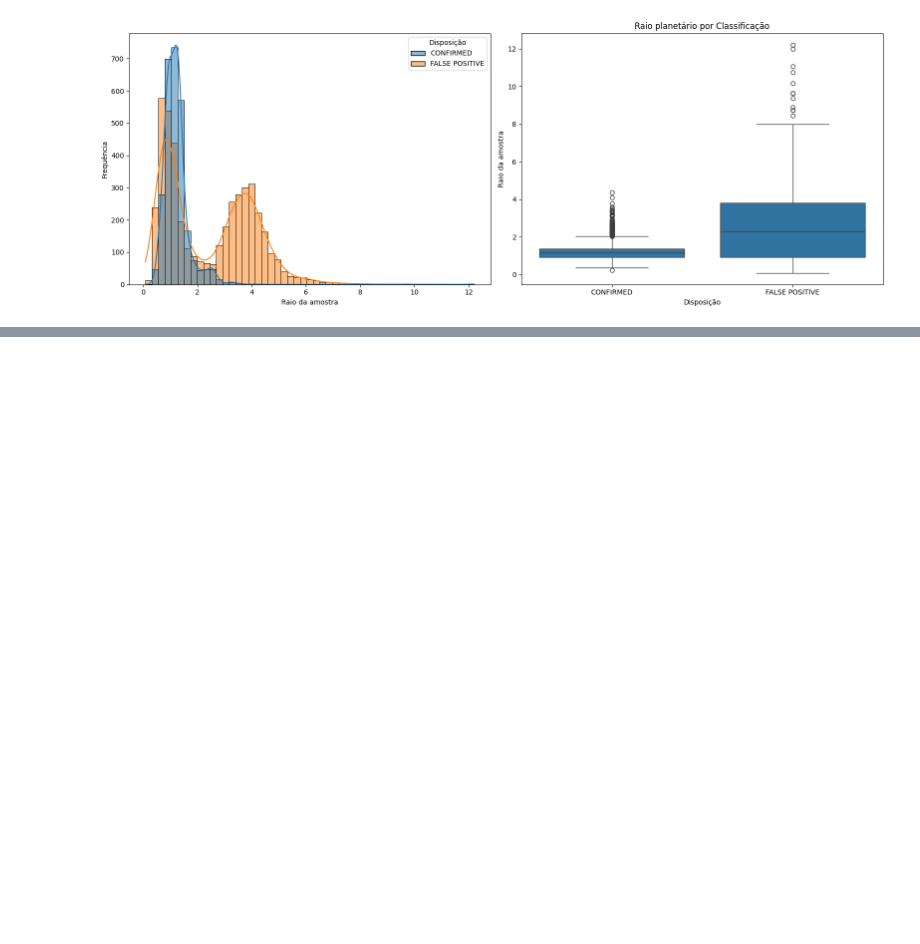
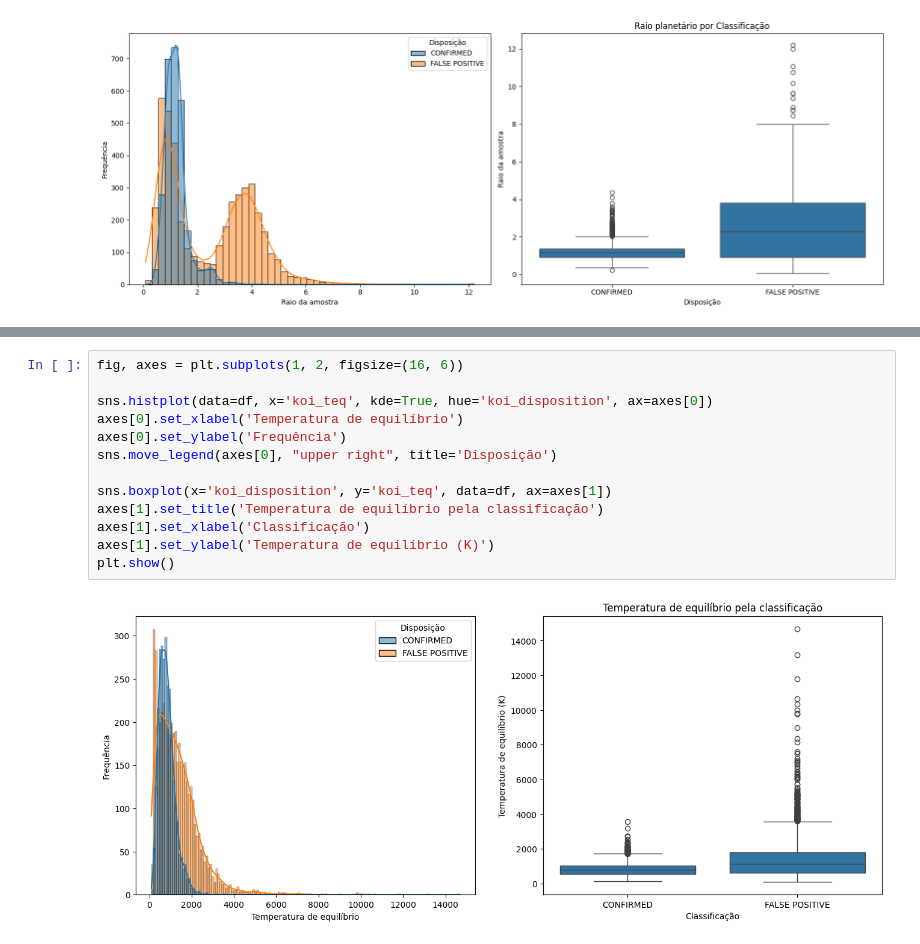
Before and after one commit to igorcavalcante/MVP_analise_exploratoria, a Jupyter notebook: analise.ipynb, the cells around one changed output, grey strips where cells are left out. Saved outputs shown, nothing was run; the diff lists cells and outputs as text; blank space fills up the shorter version.

```diff
--- a/analise.ipynb
+++ b/analise.ipynb
@@ -747,0 +752,15 @@ As três hipóteses levantadas foram validadas:
+# %%
+fig, axes = plt.subplots(1, 2, figsize=(16, 6))
+
+sns.histplot(data=df, x='koi_teq', kde=True, hue='koi_disposition', ax=axes[0])
+axes[0].set_xlabel('Temperatura de equilíbrio')
+axes[0].set_ylabel('Frequência')
+sns.move_legend(axes[0], "upper right", title='Disposição')
+
+sns.boxplot(x='koi_disposition', y='koi_teq', data=df, ax=axes[1])
+axes[1].set_title('Temperatura de equilíbrio pela classificação')
+axes[1].set_xlabel('Classificação')
+axes[1].set_ylabel('Temperatura de equilíbrio (K)')
+plt.show()
+# %% [output]
+[figure, added]
```
Also changed, not shown: parts of 14 cells of this notebook.
